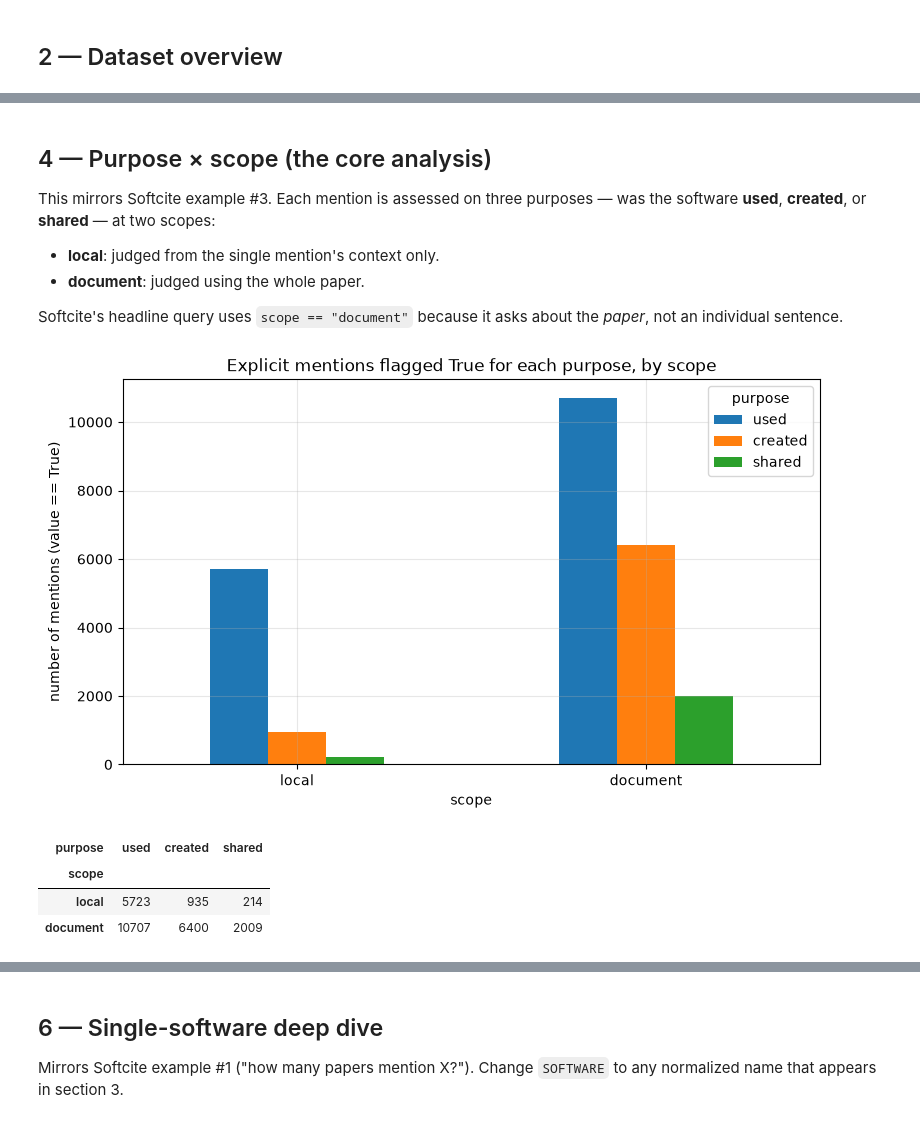
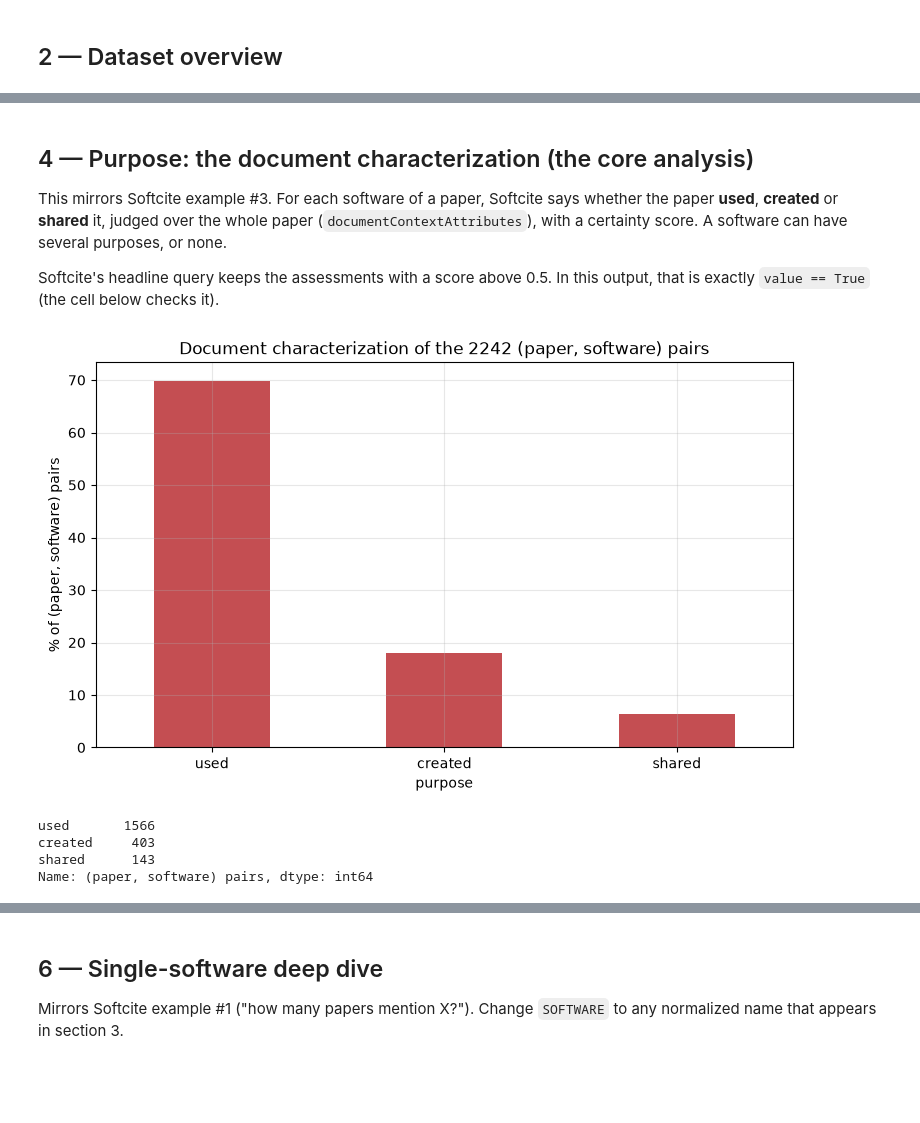
Before and after one commit to HackathonSanteNumerique/hackaton-sante-numerique-2026, a Jupyter notebook: notebooks/softcite_analysis.ipynb, the cells around one changed output, grey strips where cells are left out. Drawn from its saved outputs; the diff is of its cells as text; code cells hidden in the pictures; blank space fills up the shorter version.

```diff
--- a/notebooks/softcite_analysis.ipynb
+++ b/notebooks/softcite_analysis.ipynb
@@ -277,0 +325,17 @@ implicit: 296 mentions in 122 papers
+# %%
+explicit_keys = pd.MultiIndex.from_frame(software[keys])
+is_matched = pd.MultiIndex.from_frame(implicit_mentions[keys]).isin(explicit_keys)
+matched_implicit = implicit_mentions[is_matched]
+
+# Section 7 counts the others, each mention on its own.
+implicit_mentions = implicit_mentions[~is_matched]
+implicit_purposes = implicit_purposes[implicit_purposes["software_mention_id"].isin(implicit_mentions["software_mention_id"])]
+papers["n_implicit"] = papers["paper_id"].map(implicit_mentions.groupby("paper_id").size()).fillna(0).astype(int)
+
+matched_counts = matched_implicit.groupby(keys).size().rename("n_implicit_mentions").reset_index()
+software = software.merge(matched_counts, on=keys, how="left")
+software["n_implicit_mentions"] = software["n_implicit_mentions"].fillna(0).astype(int)
+
+print(f"{len(matched_implicit)} implicit mentions matched to an explicit software of their paper:")
+print(matched_implicit["software_normalized"].value_counts().to_string())
+print(f"\n{len(implicit_mentions)} implicit mentions left, each counted in section 7")
@@ -350,28 +441,26 @@ plt.show()
 # %% [markdown]
-## 4 — Purpose × scope (the core analysis)
+## 4 — Purpose: the document characterization (the core analysis)
 
-This mirrors Softcite example #3. Each mention is assessed on three purposes — was the software **used**, **created**, or **shared** — at two scopes:
-- **local**: judged from the single mention's context only.
-- **document**: judged using the whole paper.
+This mirrors Softcite example #3. For each software of a paper, Softcite says whether the paper **used**, **created** or **shared** it, judged over the whole paper (`documentContextAttributes`), with a certainty score. A software can have several purposes, or none.
 
-Softcite's headline query uses `scope == "document"` because it asks about the *paper*, not an individual sentence.
+Softcite's headline query keeps the assessments with a score above 0.5. In this output, that is exactly `value == True` (the cell below checks it).
 # %%
-# How often each purpose fires (value == True), at each scope
-fired = (purpose_assessments[purpose_assessments["value"]]
-         .groupby(["scope", "purpose"]).size().unstack("purpose")
-         .reindex(index=["local", "document"], columns=list(PURPOSES)))
+# How many (paper, software) pairs Softcite characterizes as used / created / shared.
+# Softcite's value is True exactly when its score is above 0.5.
+assert all(((software[f"{p}_score"] > 0.5) == software[p]).all() for p in PURPOSES)
+characterized = pd.Series({p: int(software[p].sum()) for p in PURPOSES}, name="(paper, software) pairs")
 
-ax = fired.plot(kind="bar", figsize=(9, 5))
-ax.set_title("Explicit mentions flagged True for each purpose, by scope")
-ax.set_xlabel("scope")
-ax.set_ylabel("number of mentions (value == True)")
+ax = (characterized / len(software) * 100).plot(kind="bar", figsize=(9, 5), color="#C44E52")
+ax.set_title(f"Document characterization of the {len(software)} (paper, software) pairs")
+ax.set_xlabel("purpose")
+ax.set_ylabel("% of (paper, software) pairs")
 ax.tick_params(axis="x", rotation=0)
 plt.show()
-fired
+characterized
 # %% [output]
-[figure, old version]
+[figure, new version]
-| purpose | used | created | shared |
-| scope |  |  |  |
-| local | 5723 | 935 | 214 |
-| document | 10707 | 6400 | 2009 |
+used       1566
+created     403
+shared      143
+Name: (paper, software) pairs, dtype: int64
 # %%
```
Also changed, not shown: parts of 19 cells of this notebook.
